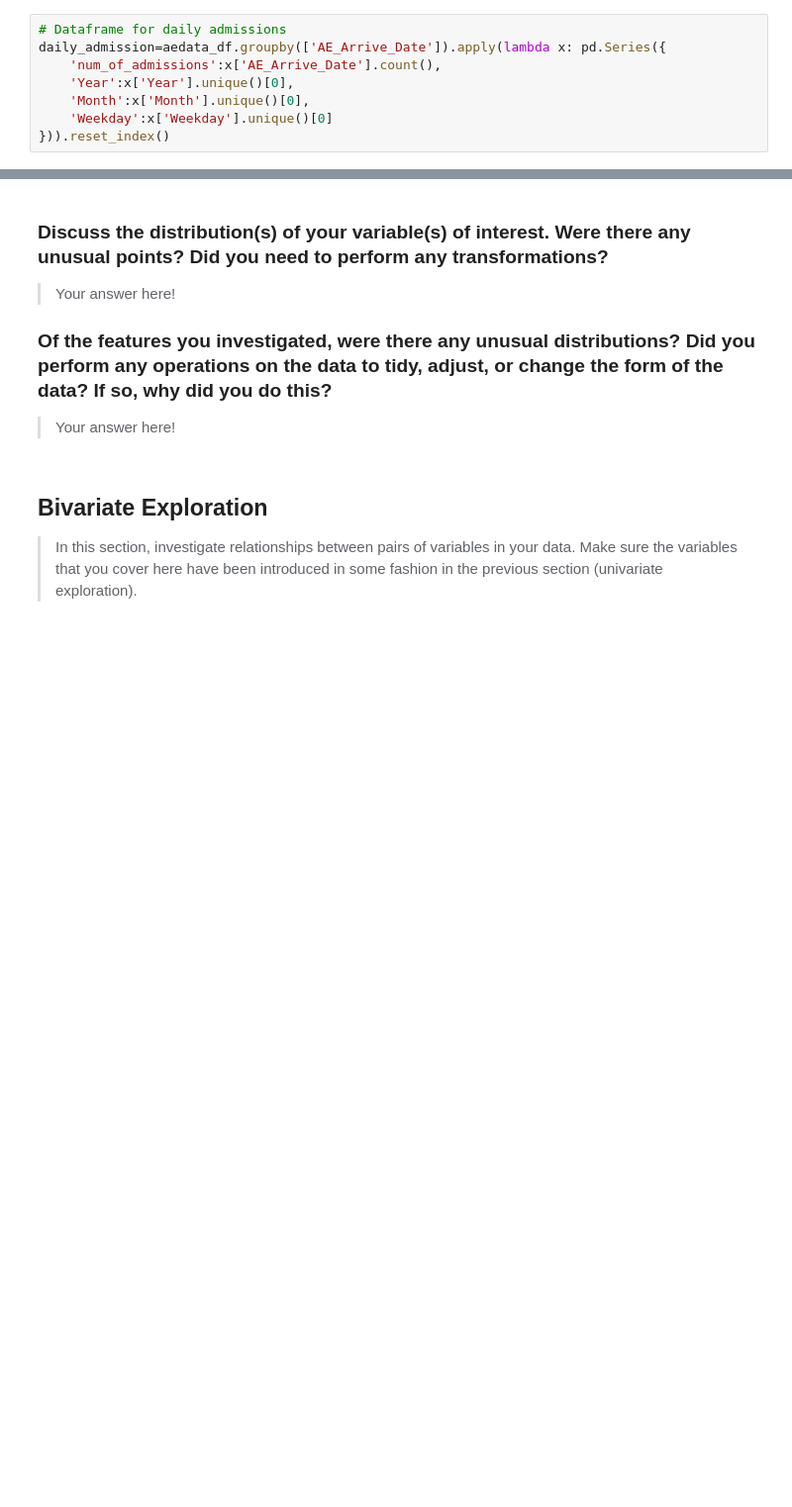
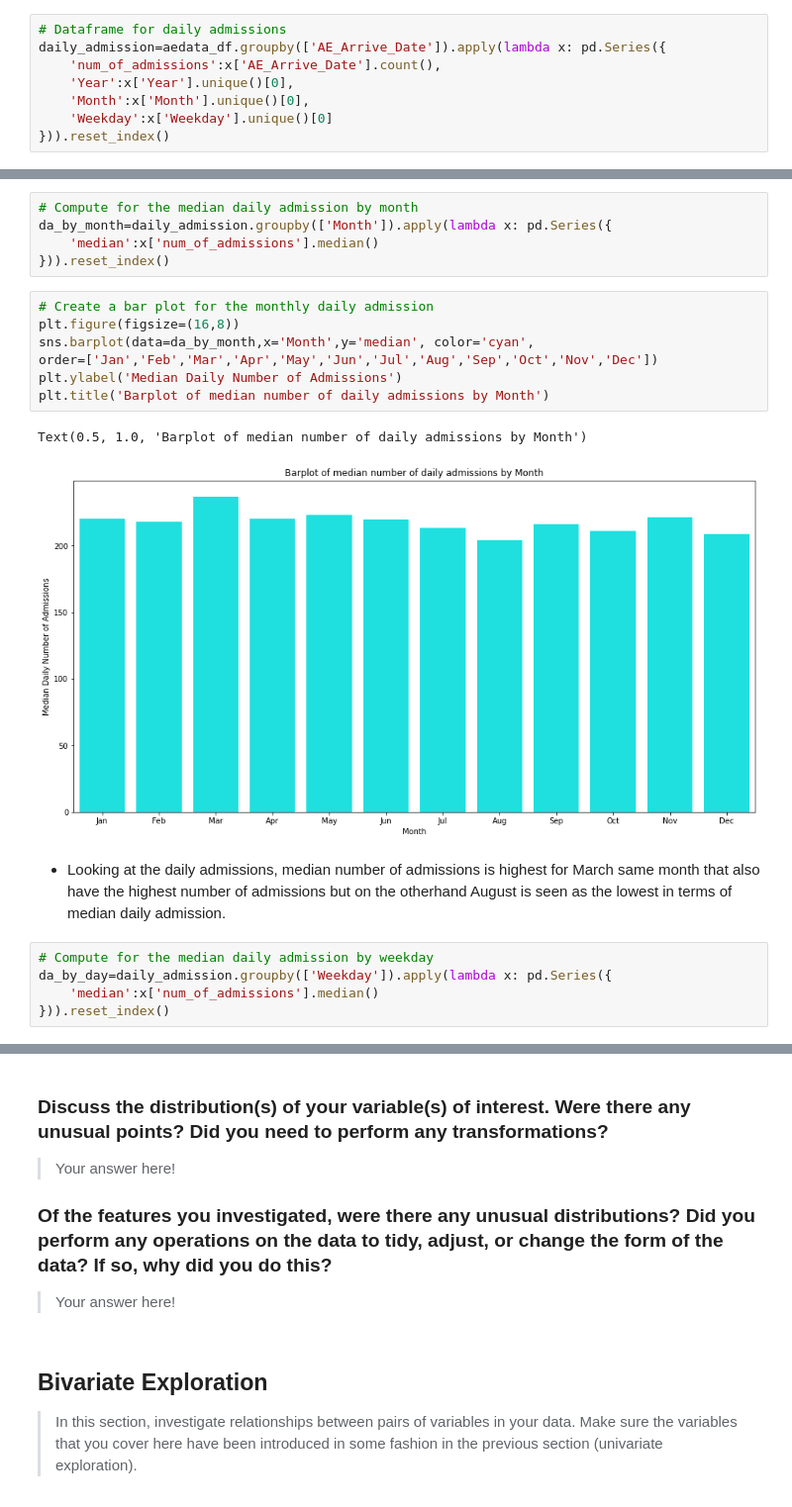
Before and after one commit to biogear13/A-E_admitted_Synthetic_Data, a Jupyter notebook: AandE_admission_EA.ipynb, the cells around one changed output, grey strips where cells are left out. Shown: that part at 99% size. Cells and saved outputs as stored; diff of their text form; blank space fills up the shorter version.

```diff
--- a/AandE_admission_EA.ipynb
+++ b/AandE_admission_EA.ipynb
@@ -690,0 +636,22 @@ The variable `IMD_Decile_From_LSOA` is a measure of how deprived the area where
+# %%
+# Compute for the median daily admission by month
+da_by_month=daily_admission.groupby(['Month']).apply(lambda x: pd.Series({
+    'median':x['num_of_admissions'].median()
+})).reset_index()
+# %%
+# Create a bar plot for the monthly daily admission
+plt.figure(figsize=(16,8))
+sns.barplot(data=da_by_month,x='Month',y='median', color='cyan',
+order=['Jan','Feb','Mar','Apr','May','Jun','Jul','Aug','Sep','Oct','Nov','Dec'])
+plt.ylabel('Median Daily Number of Admissions')
+plt.title('Barplot of median number of daily admissions by Month')
+# %% [output]
+Text(0.5, 1.0, 'Barplot of median number of daily admissions by Month')
+[figure, added]
+# %% [markdown]
+* Looking at the daily admissions, median number of admissions is highest for March same month that also have the highest number of admissions but on the otherhand August is seen as the lowest in terms of median daily admission.
+# %%
+# Compute for the median daily admission by weekday
+da_by_day=daily_admission.groupby(['Weekday']).apply(lambda x: pd.Series({
+    'median':x['num_of_admissions'].median()
+})).reset_index()
```
Also changed, not shown: parts of 39 cells of this notebook, 2 other files.
